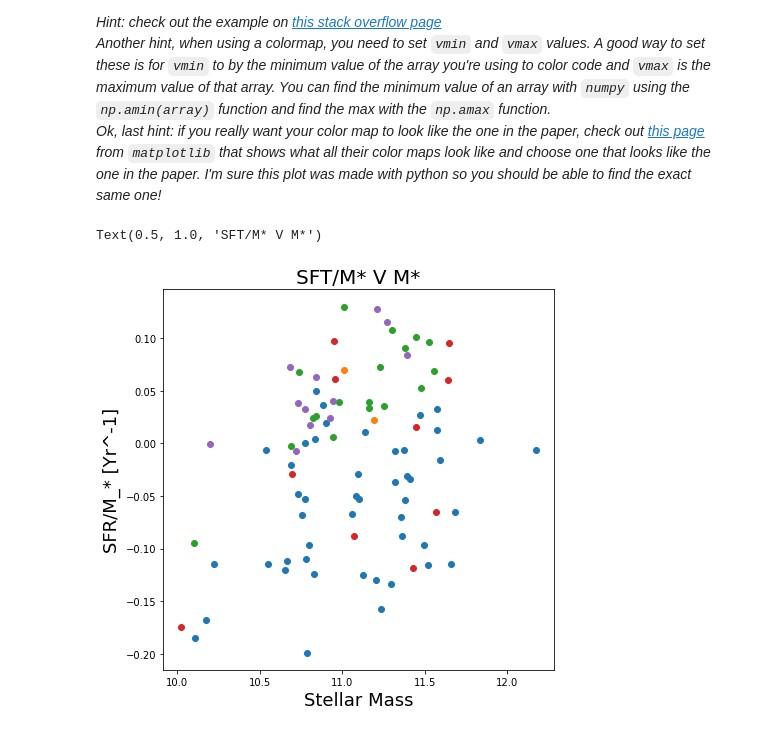
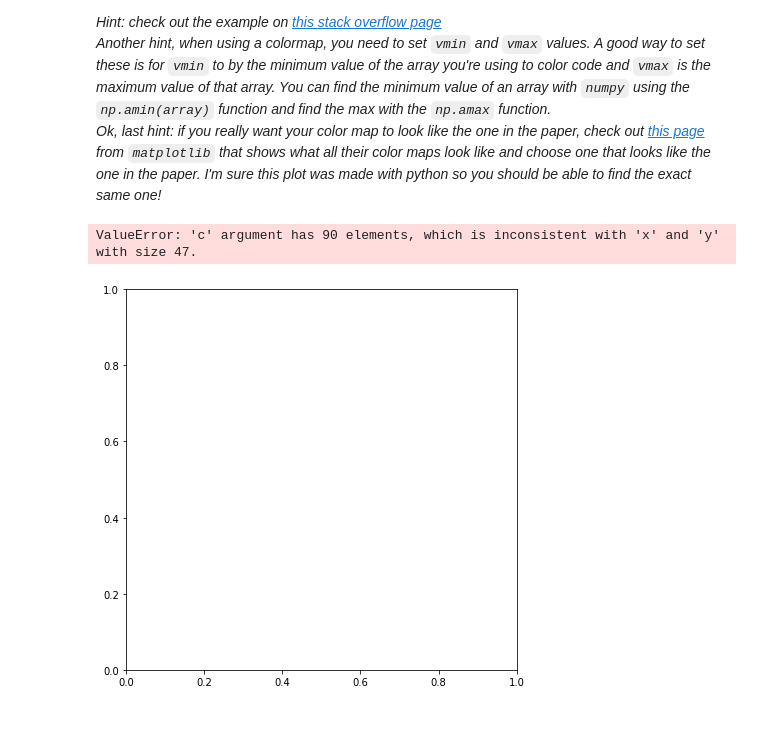
Before and after one commit to blaketjohnson/Astro3190_BJohnson, a Jupyter notebook: homework/HW5B_Johnson.ipynb, the cells around one changed output. Saved outputs shown, nothing was run; the diff lists cells and outputs as text; code cells hidden in the pictures.

```diff
--- a/homework/HW5B_Johnson.ipynb
+++ b/homework/HW5B_Johnson.ipynb
@@ -216,41 +216,37 @@ Create a scatter plot that looks like the first plot in Figure 1 from the paper.
 # %%
 import matplotlib as mpl
 from matplotlib import cm
+from matplotlib.ticker import MultipleLocator
 from colorspacious import cspace_converter
 from collections import OrderedDict
 
 cmaps = OrderedDict()
 
 
 
 fig,ax=plt.subplots(figsize=(7,7))
 
 star = (data['Method']=='star')
 CO = (data['Method']=='CO')
 RM = (data['Method']=='RM')
 gas = (data['Method']=='gas')
 maser = (data['Method']=='maser')
 stargas = (data['Method']=='star,gas')
 
-cmaps['fig,ax'] = ['plasma']
 
 #Plot each type of point below:
-ax.scatter(data['M_*'][star],(data['SFR'][star])/(data['M_*'][star]))
-ax.scatter(data['M_*'][CO],(data['SFR'][CO])/(data['M_*'][CO]))
-ax.scatter(data['M_*'][RM],(data['SFR'][RM])/(data['M_*'][RM]))
-ax.scatter(data['M_*'][gas],(data['SFR'][gas])/(data['M_*'][gas]))
-ax.scatter(data['M_*'][maser],(data['SFR'][maser])/(data['M_*'][maser]))
-ax.scatter(data['M_*'][stargas],(data['SFR'][stargas])/(data['M_*'][stargas]))
+ax.scatter(data['M_*'][star],(data['SFR'][star])-data['M_*'][star],c=data['M_BH'],cmap='plasma',vmin=0,vmax=15)
 
 
+fig.colorbar(ax.scatter, label='log10Mbh[M.]')
 #Don't forget to include axis labels
 plt.xlabel('Stellar Mass',fontsize=18)
 plt.ylabel('SFR/M_* [Yr^-1]',fontsize=18)
 
 
 #Include the command to display the legend
 
 plt.title('SFT/M* V M*', fontsize=20)
 # %% [output]
-Text(0.5, 1.0, 'SFT/M* V M*')
+ValueError: 'c' argument has 90 elements, which is inconsistent with 'x' and 'y' with size 47.
-[figure, old version]
+[figure, new version]
```
Also changed, not shown: 1 other file.
